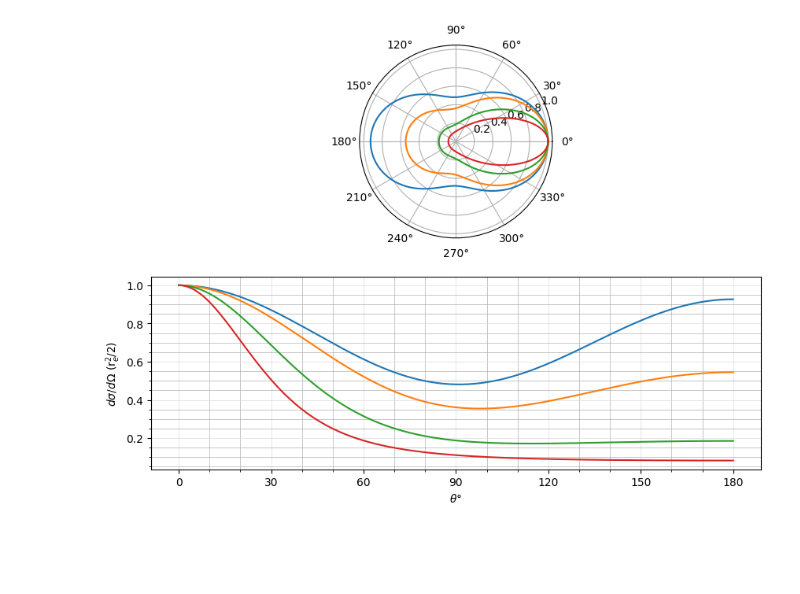
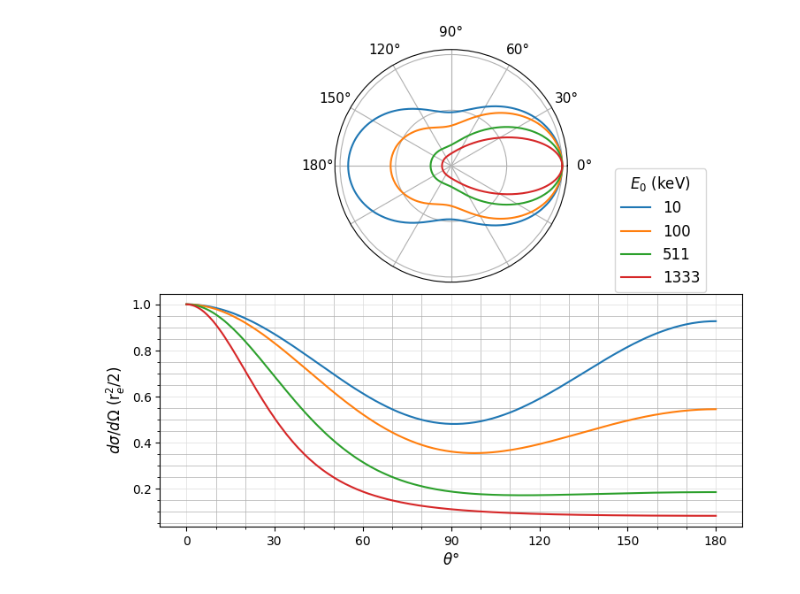
Before and after one commit to dangarciahe/ProblemasExperimental2, a Jupyter notebook: Punto2.ipynb, the cells around one changed output. Cells and saved outputs as stored; diff of their text form; code cells hidden in the pictures; blank space fills up the shorter version.

```diff
--- a/Punto2.ipynb
+++ b/Punto2.ipynb
@@ -12,36 +12,43 @@ def f(E, t):
     bot = (1+e*(1-np.cos(t)))**2
     return top/(2*bot)
 
 E = [10, 100, 511, 1333]
 theta = np.linspace(0, 2*np.pi,num=npuntos)
 y = np.zeros((len(E),npuntos))
 
 for ii in range(len(E)):
     for jj in range(npuntos):
         y[ii][jj] = f(E[ii], theta[jj])
 
 
-fig = plt.figure(figsize=(10,7))
+fig = plt.figure(figsize=(8.5,7))
 ax0 = fig.add_subplot(211, projection='polar')
 ax1 = fig.add_subplot(212)
+fig.subplots_adjust(hspace=0.05)
 
 
 ## Gráfica polar
 for ii in range (len(E)):
     ax0.plot(theta, y[ii])
-    ax0.set_xticks(np.arange(0, 2*np.pi, np.pi/6))
 
+ax0.set_xticklabels(["0°","30°", "60°", "90°", "120°", "150°", "180°"], fontsize=11)
+ax0.set_yticklabels(())
+ax0.set_xticks(np.arange(0, 2*np.pi, np.pi/6))
+ax0.set_yticks((0,0.5,1))
 
 
 ## Gráfica cartesiana
 for ii in range(len(E)):
     ax1.plot(np.degrees(theta)[:int(npuntos/2)+1:] ,y[ii][:int(npuntos/2)+1:], label=E[ii])
-    ax1.set_xlabel(r"$\theta°$")
-    ax1.set_ylabel(r"$d \sigma / d \Omega$ (r$^2_e/2$)")
+    ax1.set_xlabel(r"$\theta°$", fontsize=12)
+    ax1.set_ylabel(r"$d \sigma / d \Omega$ (r$^2_e/2$)", fontsize=12)
     ax1.grid(which='major', color='#DDDDDD', linewidth=0.5)
     ax1.minorticks_on()
-    ax1.set_xticks(np.arange(0,210,30))
+    ax1.set_xticks(np.arange(0,210,30), fontisize=11)
     ax1.grid(True, which='both', linewidth=0.5)
     ax1.xaxis.set_minor_locator(MultipleLocator(10))
+
+plt.legend(title=r"$E_0$ (keV)", bbox_to_anchor=(0.95, 1.57), fontsize=12, title_fontsize=12)
+plt.savefig("polar+cartesian.pdf")
 # %% [output]
-[figure, old version]
+[figure, new version]
```
Also changed, not shown: parts of 1 cell of this notebook.
